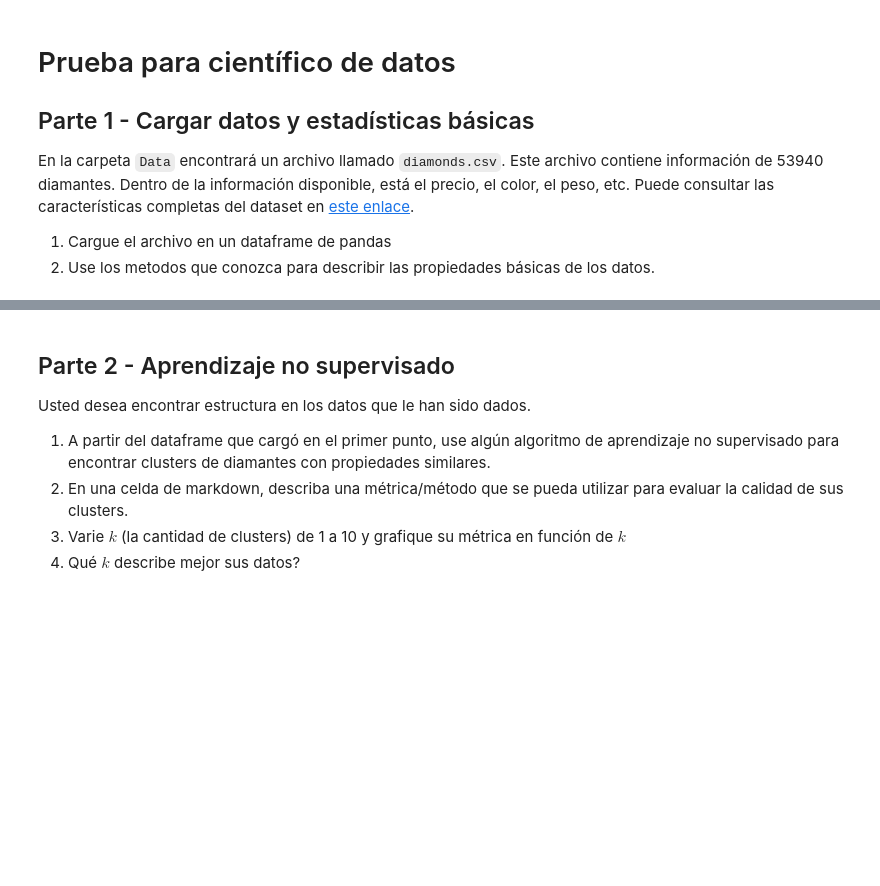
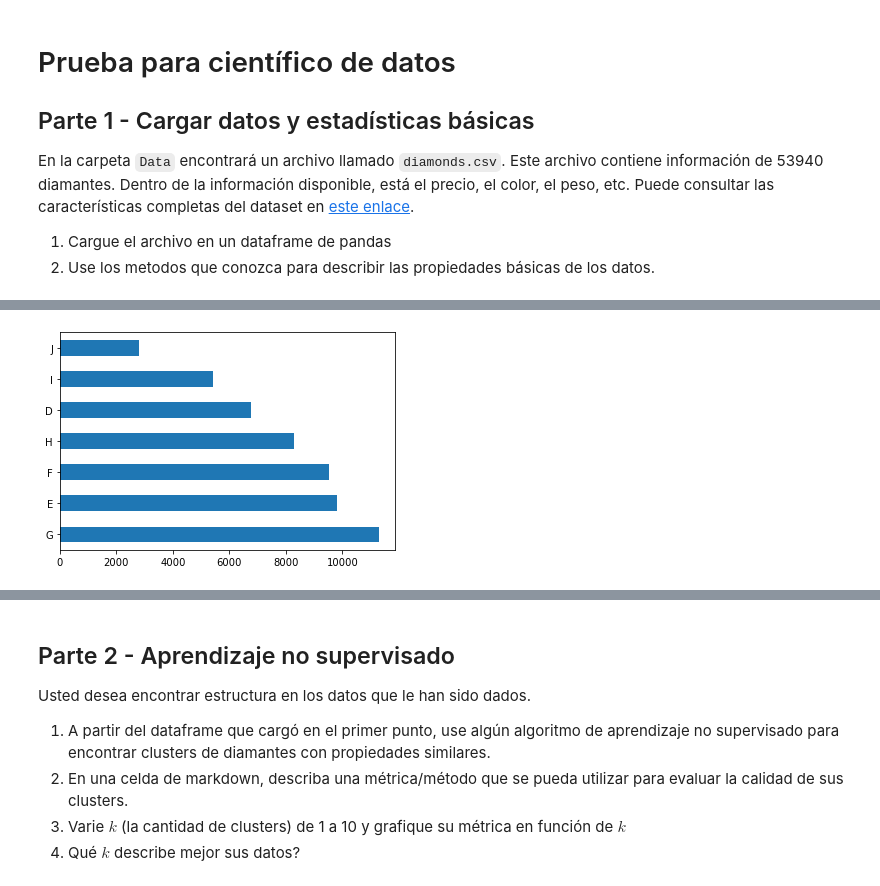
Before and after one commit to jomen93/PruebaCientificoDeDatos, a Jupyter notebook: Prueba.ipynb, the cells around one changed output, grey strips where cells are left out. Cells and saved outputs as stored; diff of their text form; code cells hidden in the pictures; blank space fills up the shorter version.

```diff
--- a/Prueba.ipynb
+++ b/Prueba.ipynb
@@ -15,0 +73,5 @@
+# %%
+data["color"].value_counts().plot.barh()
+X = pd.concat([X, pd.get_dummies(data["color"])], axis=1)
+# %% [output]
+[figure, added]
```
Also changed, not shown: parts of 26 cells of this notebook.
